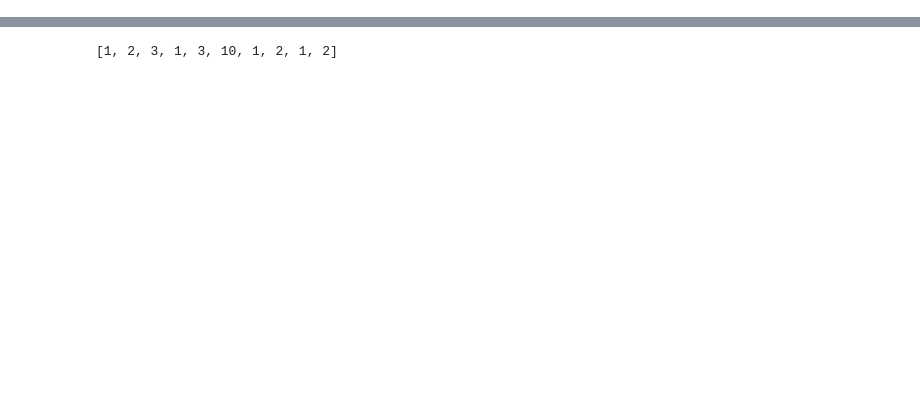
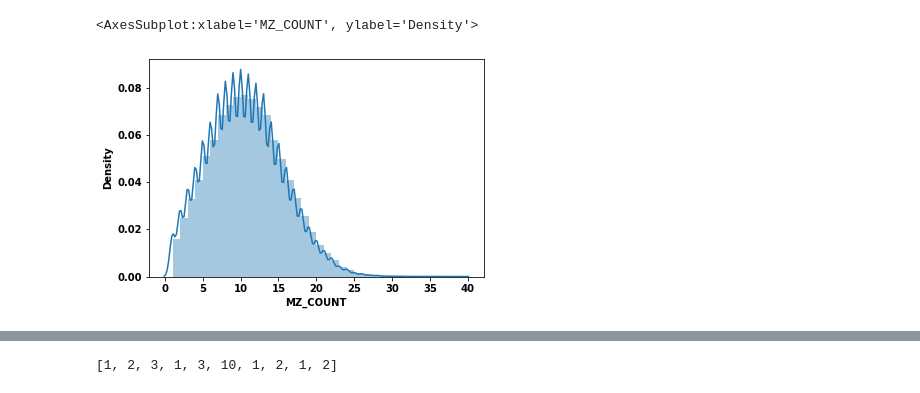
Before and after one commit to irahorecka/roest-ms, a Jupyter notebook: analyze-sig-peak-dia.ipynb, the cells around one changed output, grey strips where cells are left out. Cells and saved outputs as stored; diff of their text form; code cells hidden in the pictures; blank space fills up the shorter version.

```diff
--- a/analyze-sig-peak-dia.ipynb
+++ b/analyze-sig-peak-dia.ipynb
@@ -29,0 +68,5 @@ test.head(10)
+# %%
+sns.distplot(agg_1_168_exp["MZ_COUNT"], bins=len(set(agg_1_168_exp["MZ_COUNT"])) + 1)
+# %% [output]
+<AxesSubplot:xlabel='MZ_COUNT', ylabel='Density'>
+[figure, added]
```
Also changed, not shown: parts of 24 cells of this notebook.
